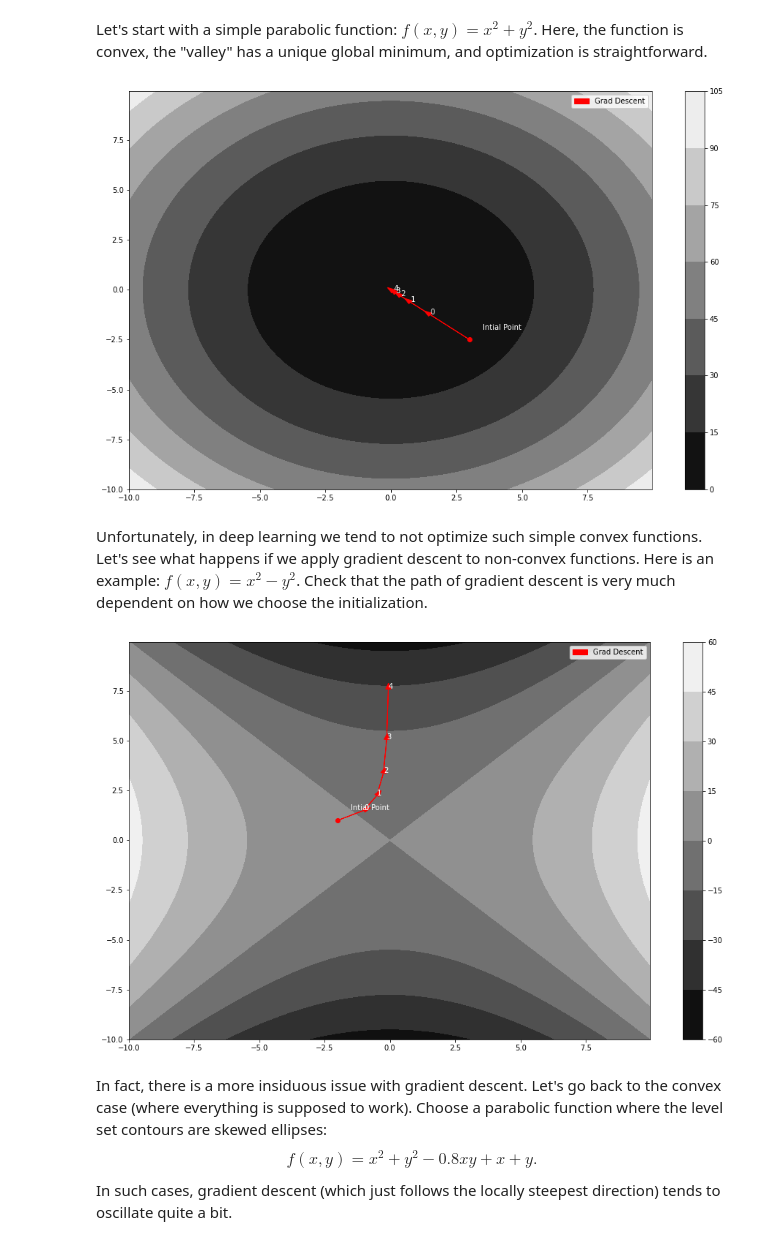
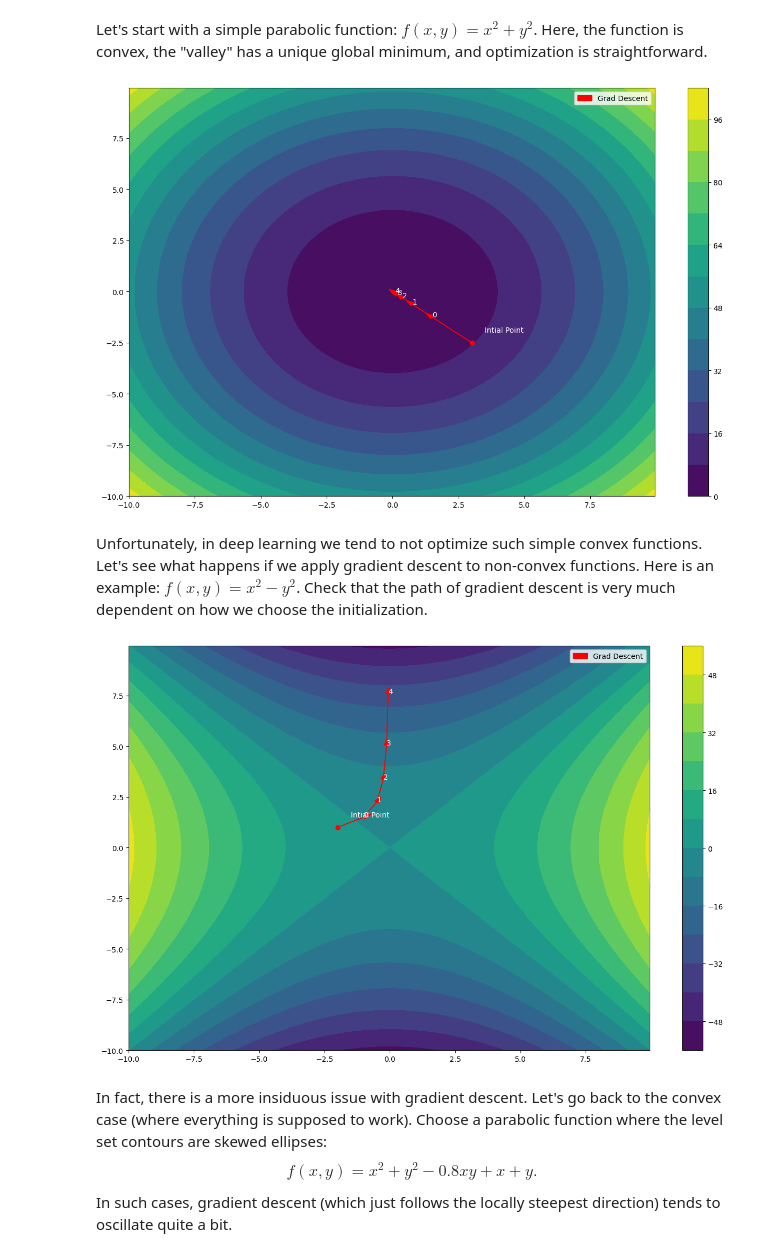
Before and after one commit to GusSand/dl-demos, a Jupyter notebook: demo03-optimization.ipynb, the cells around one changed output. Saved outputs shown, nothing was run; the diff lists cells and outputs as text; code cells hidden in the pictures.

```diff
--- a/demo03-optimization.ipynb
+++ b/demo03-optimization.ipynb
@@ -147,12 +149,12 @@ Let's start with a simple parabolic function: $f(x,y) = x^2 + y^2$. Here, the fu
 # %%
 simple = QuadFunc(1, 1, 0, 0, 0)
 init = torch.tensor([3.0,-2.5])
 regGD = GradientDescent(0.5,0,0)
 steps = 5
 path = runOptim(init,regGD,simple,steps)
-showPath(simple,init,[path],['Grad Descent'],['r'])
+showPath(simple,init,[path],['Grad Descent'],['r'], 15)
 # %% [output]
-[figure, old version]
+[figure, new version]
 # %% [markdown]
 Unfortunately, in deep learning we tend to not optimize such simple convex functions. Let's see what happens if we apply gradient descent to non-convex functions. Here is an example: $f(x,y) = x^2 - y^2$. Check that the path of gradient descent is very much dependent on how we choose the initialization.
 # %%
@@ -161,9 +163,9 @@ init = torch.tensor([-2.0,1.0]) # try (-2, 1) as well
 regGD = GradientDescent(0.5,0,0)
 steps = 5
 path = runOptim(init,regGD,saddle,steps)
-showPath(saddle,init,[path],['Grad Descent'],['r'])
+showPath(saddle,init,[path],['Grad Descent'],['r'], 15)
 # %% [output]
-[figure, old version]
+[figure, new version]
 # %% [markdown]
 In fact, there is a more insiduous issue with gradient descent. Let's go back to the convex case (where everything is supposed to work). Choose a parabolic function where the level set contours are skewed ellipses: $$f(x,y) = x^2 + y^2 - 0.8 xy + x + y.$$
 In such cases, gradient descent (which just follows the locally steepest direction) tends to oscillate quite a bit.
```
Also changed, not shown: parts of 9 cells of this notebook.
